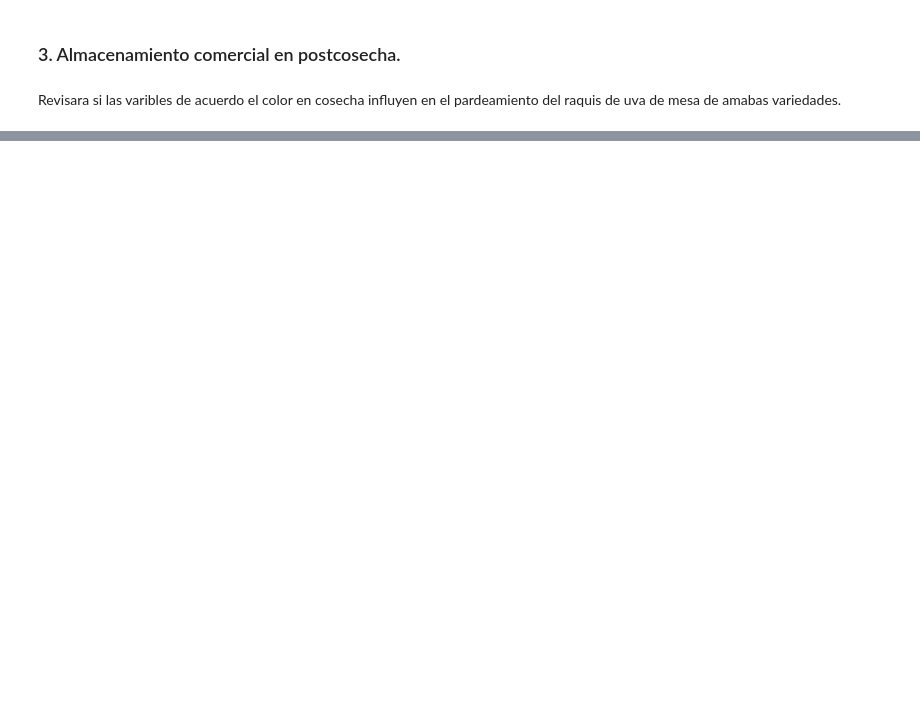
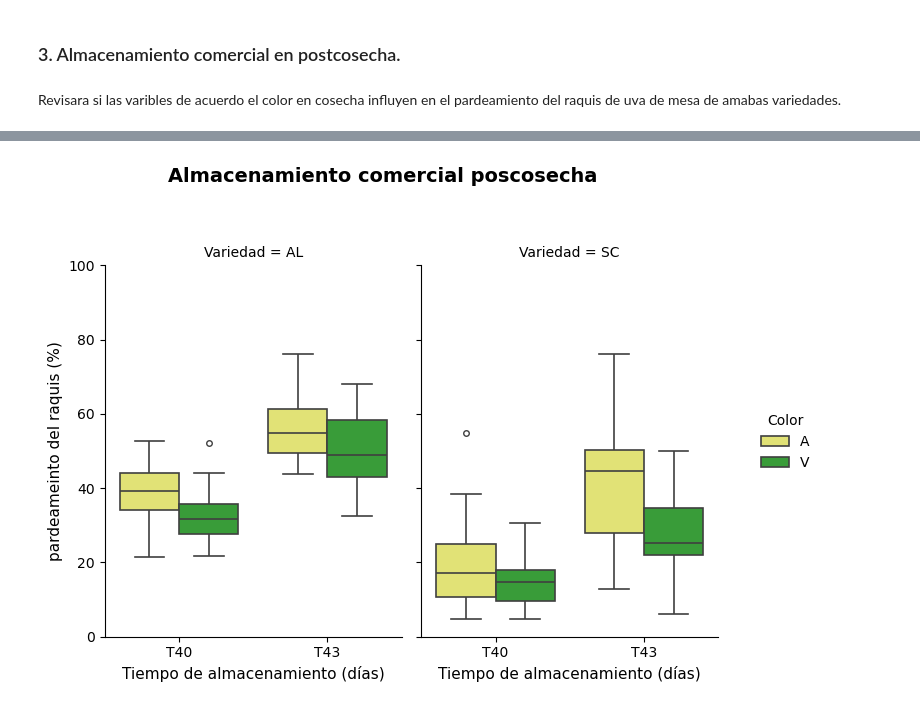
Before and after one commit to stwar7/Uva-de-mesa-2025, a Jupyter notebook: Scripts/pardeamiento_uva.ipynb, the cells around one changed output, grey strips where cells are left out. Cells and saved outputs as stored; diff of their text form; code cells hidden in the pictures; blank space fills up the shorter version.

```diff
--- a/Scripts/pardeamiento_uva.ipynb
+++ b/Scripts/pardeamiento_uva.ipynb
@@ -306,0 +258,56 @@ plt.show()
+# %%
+# Cargar datos
+df = pd.read_csv(r'../datos/Almacenamiento comercial.csv', sep=';')
+df.columns = df.columns.str.strip()
+
+# Orden de niveles de tiempo
+orden_tiempo = ['T40', 'T43']
+if set(orden_tiempo).issuperset(df['Tiempo'].unique()):
+    df['Tiempo'] = pd.Categorical(df['Tiempo'], categories=orden_tiempo, ordered=True)
+
+# Paleta de colores
+colores = {
+    'A': "#f2f464",   # Amarillo
+    'V': "#29ac29"    # Verde
+}
+
+# Crear boxplot facetado con tamaño ajustado
+g = sns.catplot(
+    data=df,
+    kind='box',
+    x='Tiempo',
+    y='Pardo',
+    hue='Color',
+    col='Variedad',
+    palette=colores,
+    height=5,          # ← Alto de cada subfigura
+    aspect=1.2,        # ← Relación ancho/alto
+    fliersize=4,
+    linewidth=1.2
+)
+
+# Ajustar tamaño total de la figura
+g.fig.set_size_inches(7, 5)
+
+# Ajustar leyenda
+g._legend.set_bbox_to_anchor((1.12, 0.5))
+
+# Ajustes finales — Escala Y fija
+for ax in g.axes.flatten():
+    ax.set_ylim(0, 100)
+    ax.set_ylabel("pardeameinto del raquis (%)", fontsize=11)
+    ax.set_xlabel("Tiempo de almacenamiento (días)", fontsize=11)
+    ax.tick_params(axis='both', labelsize=10)
+
+# Título general
+g.fig.suptitle(
+    "Almacenamiento comercial poscosecha",
+    y=1.06,
+    fontsize=14,
+    fontweight='bold'
+)
+
+plt.tight_layout()
+plt.show()
+# %% [output]
+[figure, added]
```
Also changed, not shown: parts of 5 cells of this notebook, 9 other files.
